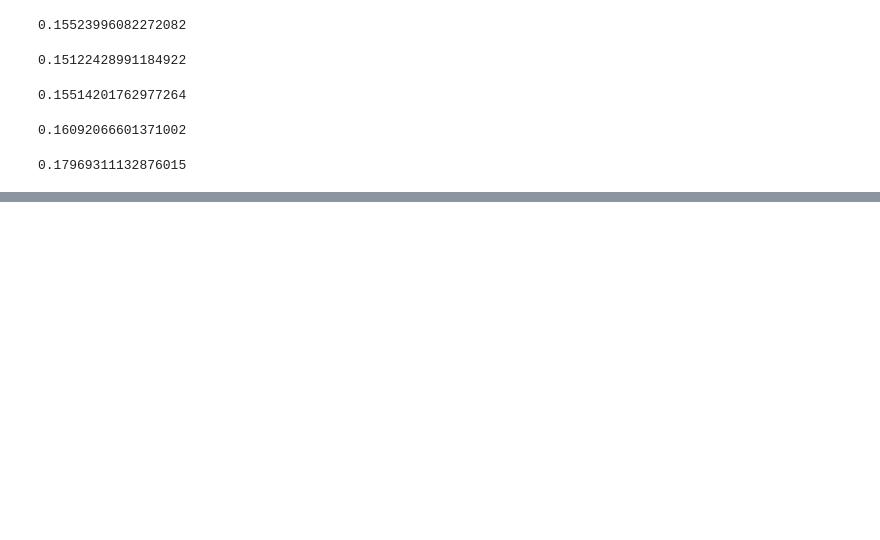
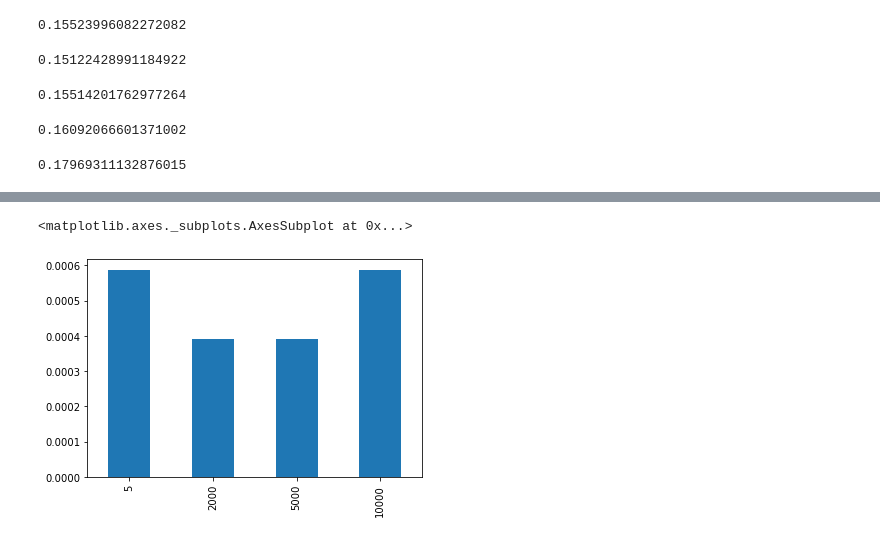
Before and after one commit to mmingalov/geekbrains-recommend-systems, a Jupyter notebook: mmingalov_hw_webinar_2.ipynb, the cells around one changed output, grey strips where cells are left out. Drawn from its saved outputs; the diff is of its cells as text; code cells hidden in the pictures; blank space fills up the shorter version.

```diff
--- a/mmingalov_hw_webinar_2.ipynb
+++ b/mmingalov_hw_webinar_2.ipynb
@@ -215,0 +257,4 @@ result.apply(lambda row: precision_at_k(row['own_purchases'], row['actual']), ax
+# %%
+n_list=[2000,5000,10000]
+for n in n_list:
+    print('random_recommendation'+ str(n))
@@ -215,0 +265,18 @@ result.apply(lambda row: precision_at_k(row['own_purchases'], row['actual']), ax
+# %%
+#посчитамем BASELINES
+for n in n_list:
+    items = data_train.item_id.unique()
+    result['random_recommendation'+ str(n)] = result['user_id'].apply(lambda x: random_recommendation(items, n))
+
+    result['popular_recommendation'+ str(n)] = result['user_id'].apply(lambda x: popularity_recommendation(data_train, n))
+
+    popular = data.groupby('item_id')['sales_value'].sum().reset_index()
+    items_probabilities = data.groupby('item_id')['sales_value'].sum().reset_index()
+    items_probabilities['log'] = np.log1p(items_probabilities['sales_value'])
+    sum_ = items_probabilities.log.sum()
+    #probability -- это условная вероятность сэмплирования товара
+    items_probabilities['probability'] = items_probabilities['log']/sum_.sum()
+    #сумма по всем товарам д.б. равна единице, проверим
+    print(items_probabilities.probability.sum(), ' -- проверка на 1')
+    result['weighted_random_recommendation'+ str(n)] = result['user_id'].apply(\
+                                                            lambda x: weighted_random_recommendation(items_probabilities,n))
@@ -215,0 +287,4 @@ result.apply(lambda row: precision_at_k(row['own_purchases'], row['actual']), ax
+# %%
+#добавим
+result['weighted_random_recommendation'] = result['user_id'].apply(\
+                                                            lambda x: weighted_random_recommendation(items_probabilities,5))
@@ -215,0 +297,14 @@ result.apply(lambda row: precision_at_k(row['own_purchases'], row['actual']), ax
+# %%
+values_N = [
+    result.apply(lambda row: precision_at_k(row['random_recommendation'], row['actual']), axis=1).mean()
+    ,result.apply(lambda row: precision_at_k(row['random_recommendation2000'], row['actual']), axis=1).mean()
+    ,result.apply(lambda row: precision_at_k(row['random_recommendation5000'], row['actual']), axis=1).mean()
+    ,result.apply(lambda row: precision_at_k(row['random_recommendation10000'], row['actual']), axis=1).mean()
+]
+labels = [str(x) for x in [5]+(n_list)]
+
+plt_data = pd.Series(values_N, index= labels)
+plt_data.plot(kind="bar")
+# %% [output]
+<matplotlib.axes._subplots.AxesSubplot at 0x...>
+[figure, added]
```
Also changed, not shown: parts of 17 cells of this notebook.
